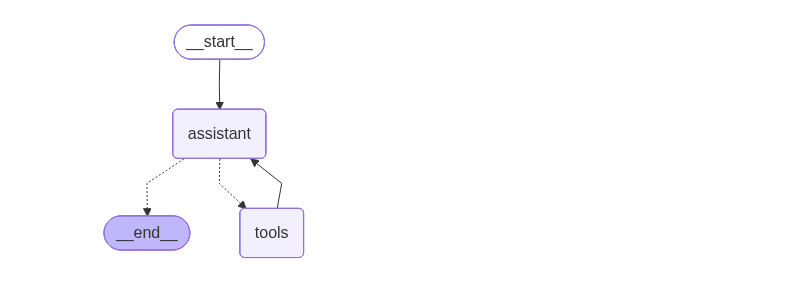
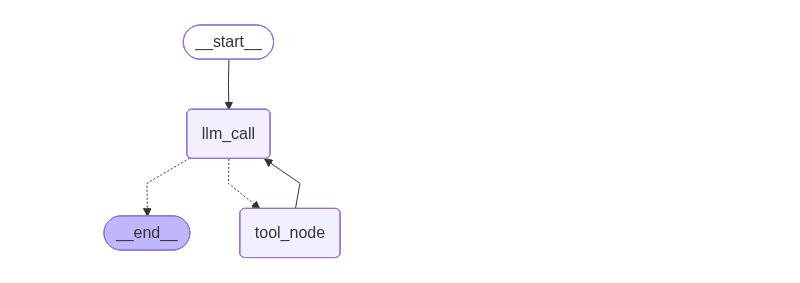
Before and after one commit to soharabhossain/GenAI_Agents, a Jupyter notebook: LangGraph/LangGraph_agent.ipynb, the cells around one changed output. Cells and saved outputs as stored; diff of their text form; code cells hidden in the pictures.

```diff
--- a/LangGraph/LangGraph_agent.ipynb
+++ b/LangGraph/LangGraph_agent.ipynb
@@ -58 +20,4 @@ os.environ["LANGSMITH_PROJECT"] = "langchain-academy"
+# %%
+from langchain_openai import ChatOpenAI
+llm = ChatOpenAI(model="gpt-4o-mini", temperature=0)
 # %%
@@ -90,9 +65,0 @@ def divide(a: int, b: int) -> float:
-# %%
-from langchain_openai import ChatOpenAI
-tools = [add, multiply, divide]
-llm = ChatOpenAI(model="gpt-4o-mini")
-
-# For this ipynb we set parallel tool calling to false as math generally is done sequentially, and this time we have 3 tools that can do math
-# the OpenAI model specifically defaults to parallel tool calling for efficiency, see https://python.langchain.com/docs/how_to/tool_calling_parallel/
-# play around with it and see how the model behaves with math equations!
-llm_with_tools = llm.bind_tools(tools, parallel_tool_calls=False)
@@ -129,28 +65,0 @@ We connect the `Tools` node *back* to the `Assistant`, forming a loop.
-# %%
-from langgraph.graph import START, StateGraph
-from langgraph.prebuilt import tools_condition
-from langgraph.prebuilt import ToolNode
-from IPython.display import Image, display
-
-# Graph
-builder = StateGraph(MessagesState)
-
-# Define nodes: these do the work
-builder.add_node("assistant", assistant)
-builder.add_node("tools", ToolNode(tools))
-
-# Define edges: these determine how the control flow moves
-builder.add_edge(START, "assistant")
-builder.add_conditional_edges(
-    "assistant",
-    # If the latest message (result) from assistant is a tool call -> tools_condition routes to tools
-    # If the latest message (result) from assistant is a not a tool call -> tools_condition routes to END
-    tools_condition,
-)
-builder.add_edge("tools", "assistant")
-react_graph = builder.compile()
-
-# Show
-display(Image(react_graph.get_graph(xray=True).draw_mermaid_png()))
-# %% [output]
-[figure, removed]
@@ -157 +113,26 @@ display(Image(react_graph.get_graph(xray=True).draw_mermaid_png()))
+# %%
+# Build workflow
+agent_builder = StateGraph(MessagesState)
+
+# Add nodes
+agent_builder.add_node("llm_call", llm_call)
+agent_builder.add_node("tool_node", tool_node)
+
+# Add edges to connect nodes
+agent_builder.add_edge(START, "llm_call")
+agent_builder.add_conditional_edges(
+    "llm_call",
+    should_continue,
+    ["tool_node", END]
+)
+agent_builder.add_edge("tool_node", "llm_call")
+
+# Compile the agent
+agent = agent_builder.compile()
+# %%
+from IPython.display import Image, display
+# Show the agent
+display(Image(agent.get_graph(xray=True).draw_mermaid_png()))
+# %% [output]
+[figure, added]
 # %%
```
Also changed, not shown: parts of 16 cells of this notebook, 2 other files.
